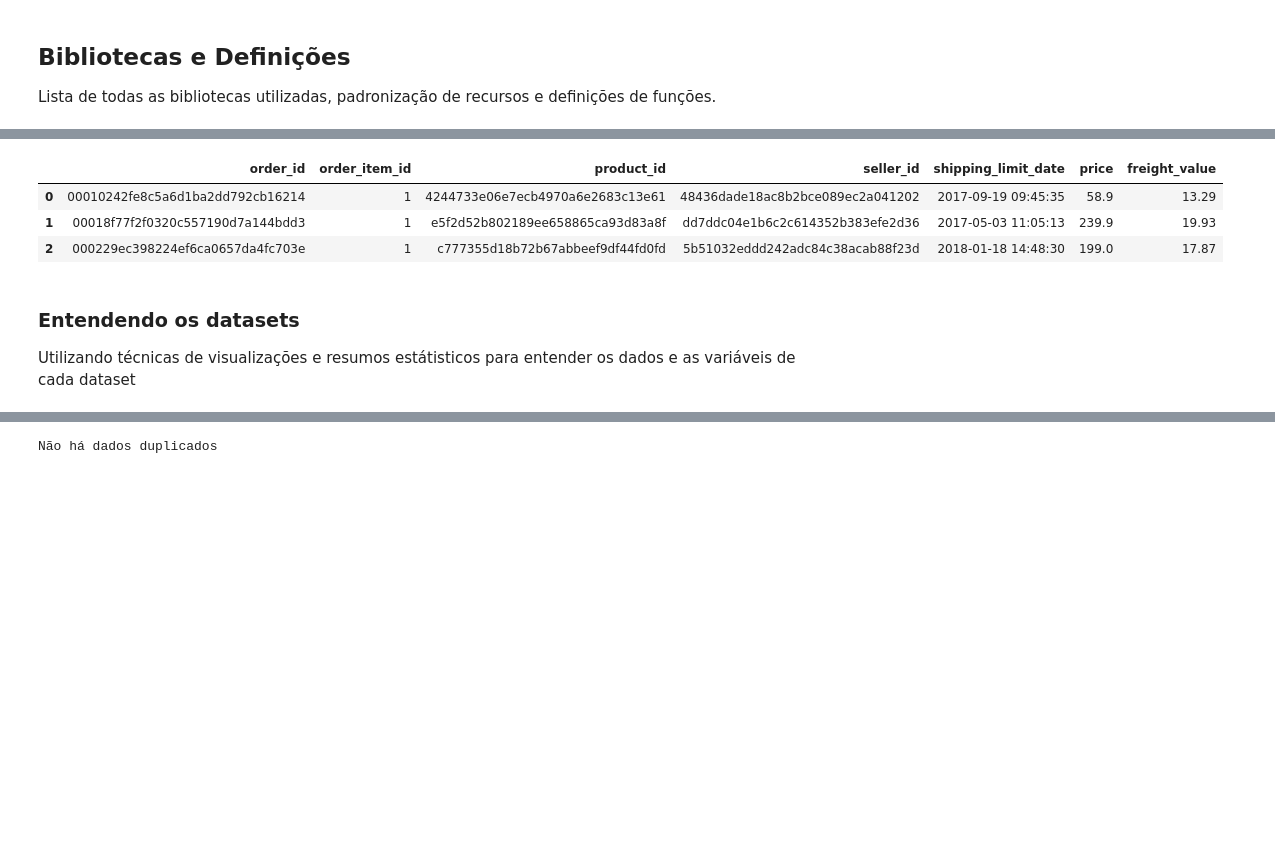
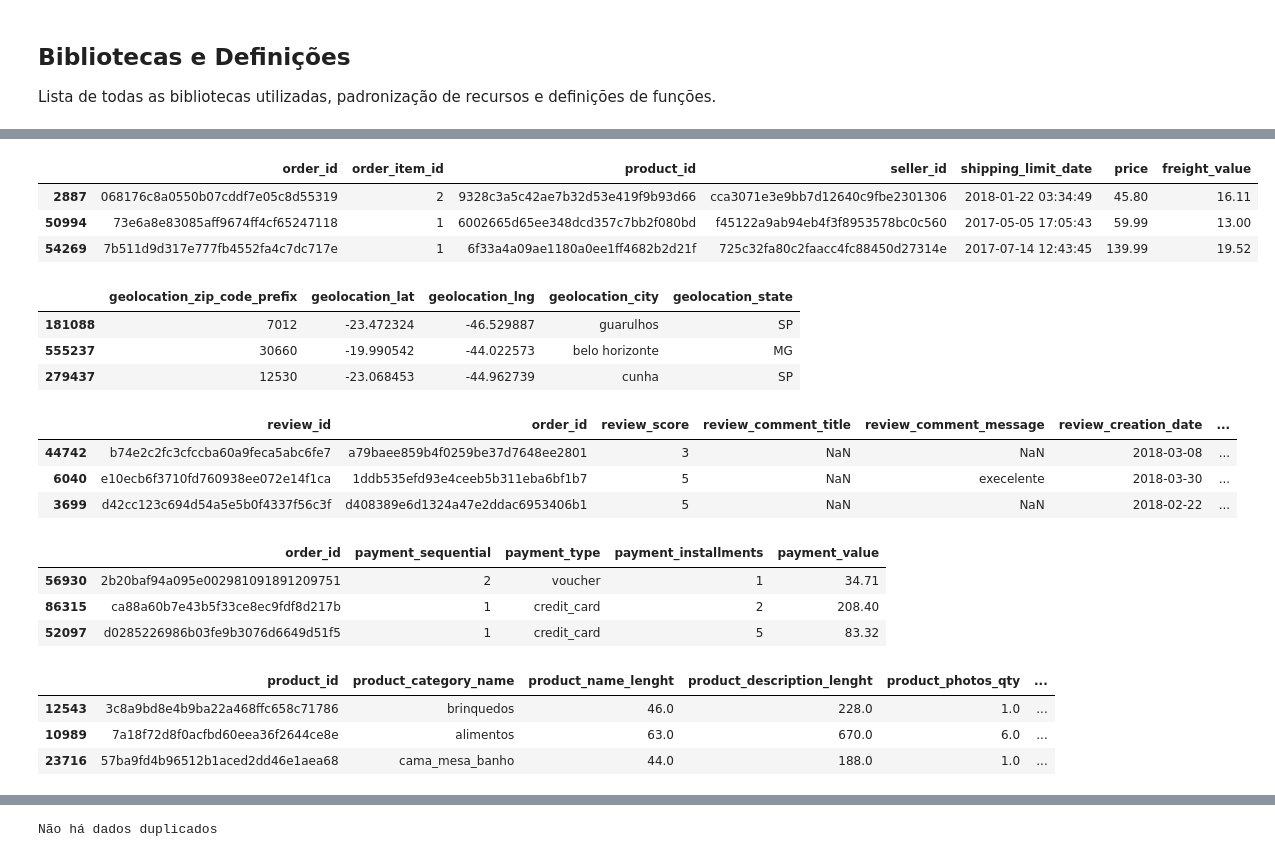
Before and after one commit to nsfoliveira/projeto_analise-consumidor, a Jupyter notebook: analise01_Analisando-Consumidores.ipynb, the cells around one changed output, grey strips where cells are left out. Saved outputs shown, nothing was run; the diff lists cells and outputs as text; code cells hidden in the pictures; blank space fills up the shorter version.

```diff
--- a/analise01_Analisando-Consumidores.ipynb
+++ b/analise01_Analisando-Consumidores.ipynb
@@ -59,13 +63,49 @@ df_pedidos.head(3)
 # %%
 # Carregandos dados dos Itens dos Pedidos
 # utilizado argumento parse_dates para garantir que todas as colunas de datas estejam com o tipo datetime
 df_itens_pedidos = pd.read_csv('dados/olist_order_items_dataset.csv', sep=',', parse_dates=['shipping_limit_date'])
-df_itens_pedidos.head(3)
+df_itens_pedidos.sample(3)
 # %% [output]
 |  | order_id | order_item_id | product_id | seller_id | shipping_limit_date | price | freight_value |
-| 0 | 00010242fe8c5a6d1ba2dd792cb16214 | 1 | 4244733e06e7ecb4970a6e2683c13e61 | 48436dade18ac8b2bce089ec2a041202 | 2017-09-19 09:45:35 | 58.9 | 13.29 |
-| 1 | 00018f77f2f0320c557190d7a144bdd3 | 1 | e5f2d52b802189ee658865ca93d83a8f | dd7ddc04e1b6c2c614352b383efe2d36 | 2017-05-03 11:05:13 | 239.9 | 19.93 |
-| 2 | 000229ec398224ef6ca0657da4fc703e | 1 | c777355d18b72b67abbeef9df44fd0fd | 5b51032eddd242adc84c38acab88f23d | 2018-01-18 14:48:30 | 199.0 | 17.87 |
+| 2887 | 068176c8a0550b07cddf7e05c8d55319 | 2 | 9328c3a5c42ae7b32d53e419f9b93d66 | cca3071e3e9bb7d12640c9fbe2301306 | 2018-01-22 03:34:49 | 45.80 | 16.11 |
+| 50994 | 73e6a8e83085aff9674ff4cf65247118 | 1 | 6002665d65ee348dcd357c7bb2f080bd | f45122a9ab94eb4f3f8953578bc0c560 | 2017-05-05 17:05:43 | 59.99 | 13.00 |
+| 54269 | 7b511d9d317e777fb4552fa4c7dc717e | 1 | 6f33a4a09ae1180a0ee1ff4682b2d21f | 725c32fa80c2faacc4fc88450d27314e | 2017-07-14 12:43:45 | 139.99 | 19.52 |
-# %% [markdown]
-### Entendendo os datasets
-Utilizando técnicas de visualizações e resumos estátisticos para entender os dados e as variáveis de cada dataset
+# %%
+# Carregandos dados de Geolocalização
+df_geo = pd.read_csv('dados/olist_geolocation_dataset.csv', sep=',')
+df_geo.sample(3)
+# %% [output]
+|  | geolocation_zip_code_prefix | geolocation_lat | geolocation_lng | geolocation_city | geolocation_state |
+| 181088 | 7012 | -23.472324 | -46.529887 | guarulhos | SP |
+| 555237 | 30660 | -19.990542 | -44.022573 | belo horizonte | MG |
+| 279437 | 12530 | -23.068453 | -44.962739 | cunha | SP |
+# %%
+# Carregando dados de Resenhas
+# utilizado argumento parse_dates para garantir que todas as colunas de datas estejam com o tipo datetime
+
+df_resenhas = pd.read_csv('dados/olist_order_reviews_dataset.csv', sep=',',
+                          parse_dates=['review_creation_date','review_answer_timestamp'] )
+df_resenhas.sample(3)
+# %% [output]
+|  | review_id | order_id | review_score | review_comment_title | review_comment_message | review_creation_date | ... |
+| 44742 | b74e2c2fc3cfccba60a9feca5abc6fe7 | a79baee859b4f0259be37d7648ee2801 | 3 | NaN | NaN | 2018-03-08 | ... |
+| 6040 | e10ecb6f3710fd760938ee072e14f1ca | 1ddb535efd93e4ceeb5b311eba6bf1b7 | 5 | NaN | execelente | 2018-03-30 | ... |
+| 3699 | d42cc123c694d54a5e5b0f4337f56c3f | d408389e6d1324a47e2ddac6953406b1 | 5 | NaN | NaN | 2018-02-22 | ... |
+# %%
+# Carregando dados de Pagamento dos Pedidos
+df_pagamentos = pd.read_csv('dados/olist_order_payments_dataset.csv', sep=',')
+df_pagamentos.sample(3)
+# %% [output]
+|  | order_id | payment_sequential | payment_type | payment_installments | payment_value |
+| 56930 | 2b20baf94a095e002981091891209751 | 2 | voucher | 1 | 34.71 |
+| 86315 | ca88a60b7e43b5f33ce8ec9fdf8d217b | 1 | credit_card | 2 | 208.40 |
+| 52097 | d0285226986b03fe9b3076d6649d51f5 | 1 | credit_card | 5 | 83.32 |
+# %%
+# Carregando os dados dos Produtos
+df_produtos = pd.read_csv('dados/olist_products_dataset.csv', sep=',')
+df_produtos.sample(3)
+# %% [output]
+|  | product_id | product_category_name | product_name_lenght | product_description_lenght | product_photos_qty | ... |
+| 12543 | 3c8a9bd8e4b9ba22a468ffc658c71786 | brinquedos | 46.0 | 228.0 | 1.0 | ... |
+| 10989 | 7a18f72d8f0acfbd60eea36f2644ce8e | alimentos | 63.0 | 670.0 | 6.0 | ... |
+| 23716 | 57ba9fd4b96512b1aced2dd46e1aea68 | cama_mesa_banho | 44.0 | 188.0 | 1.0 | ... |
```
Also changed, not shown: parts of 38 cells of this notebook, 1 other file.
